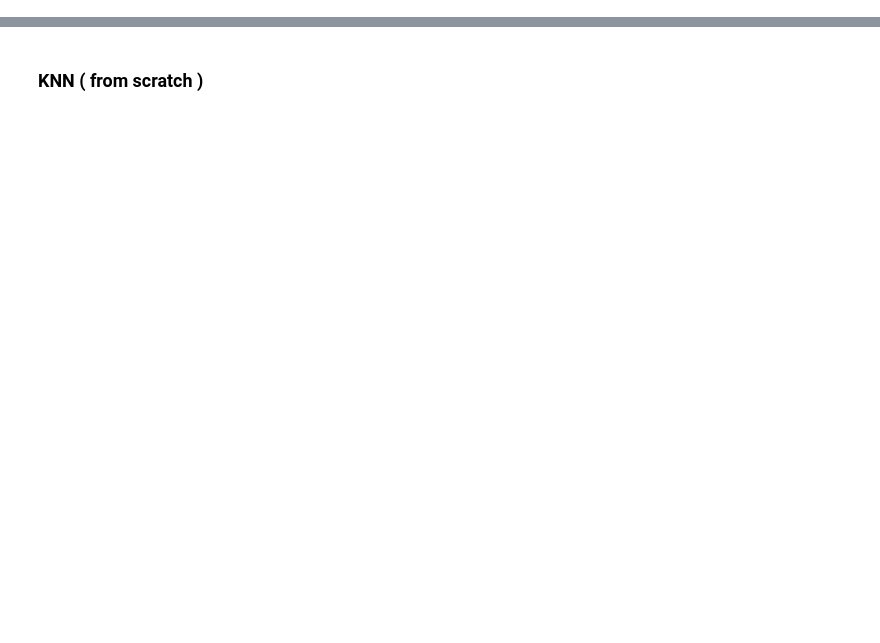
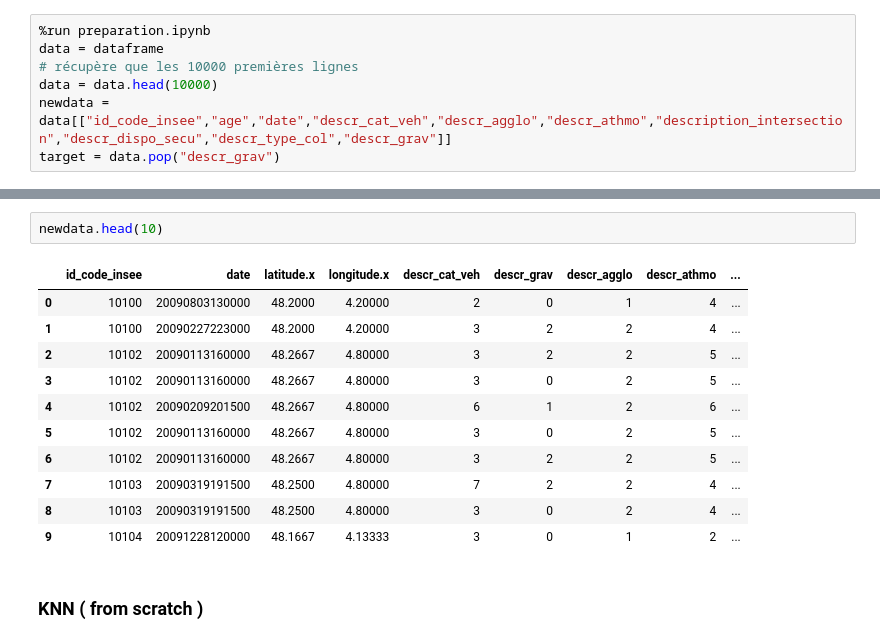
Before and after one commit to 0nano/end-project-A3-AI, a Jupyter notebook: knn.ipynb, the cells around one changed output, grey strips where cells are left out. Drawn from its saved outputs; the diff is of its cells as text; blank space fills up the shorter version.

```diff
--- a/knn.ipynb
+++ b/knn.ipynb
@@ -16,0 +20,7 @@ import matplotlib.pyplot as plt
+# %%
+%run preparation.ipynb
+data = dataframe
+# récupère que les 10000 premières lignes
+data = data.head(10000)
+newdata = data[["id_code_insee","age","date","descr_cat_veh","descr_agglo","descr_athmo","description_intersection","descr_dispo_secu","descr_type_col","descr_grav"]]
+target = data.pop("descr_grav")
@@ -17,2 +63,16 @@ import matplotlib.pyplot as plt
+# %%
+newdata.head(10)
+# %% [output]
+|  | id_code_insee | date | latitude.x | longitude.x | descr_cat_veh | descr_grav | descr_agglo | descr_athmo | ... |
+| 0 | 10100 | 20090803130000 | 48.2000 | 4.20000 | 2 | 0 | 1 | 4 | ... |
+| 1 | 10100 | 20090227223000 | 48.2000 | 4.20000 | 3 | 2 | 2 | 4 | ... |
+| 2 | 10102 | 20090113160000 | 48.2667 | 4.80000 | 3 | 2 | 2 | 5 | ... |
+| 3 | 10102 | 20090113160000 | 48.2667 | 4.80000 | 3 | 0 | 2 | 5 | ... |
+| 4 | 10102 | 20090209201500 | 48.2667 | 4.80000 | 6 | 1 | 2 | 6 | ... |
+| 5 | 10102 | 20090113160000 | 48.2667 | 4.80000 | 3 | 0 | 2 | 5 | ... |
+| 6 | 10102 | 20090113160000 | 48.2667 | 4.80000 | 3 | 2 | 2 | 5 | ... |
+| 7 | 10103 | 20090319191500 | 48.2500 | 4.80000 | 7 | 2 | 2 | 4 | ... |
+| 8 | 10103 | 20090319191500 | 48.2500 | 4.80000 | 3 | 0 | 2 | 4 | ... |
+| 9 | 10104 | 20091228120000 | 48.1667 | 4.13333 | 3 | 0 | 1 | 2 | ... |
 # %% [markdown]
 ### KNN ( from scratch )
```
Also changed, not shown: parts of 6 cells of this notebook.
